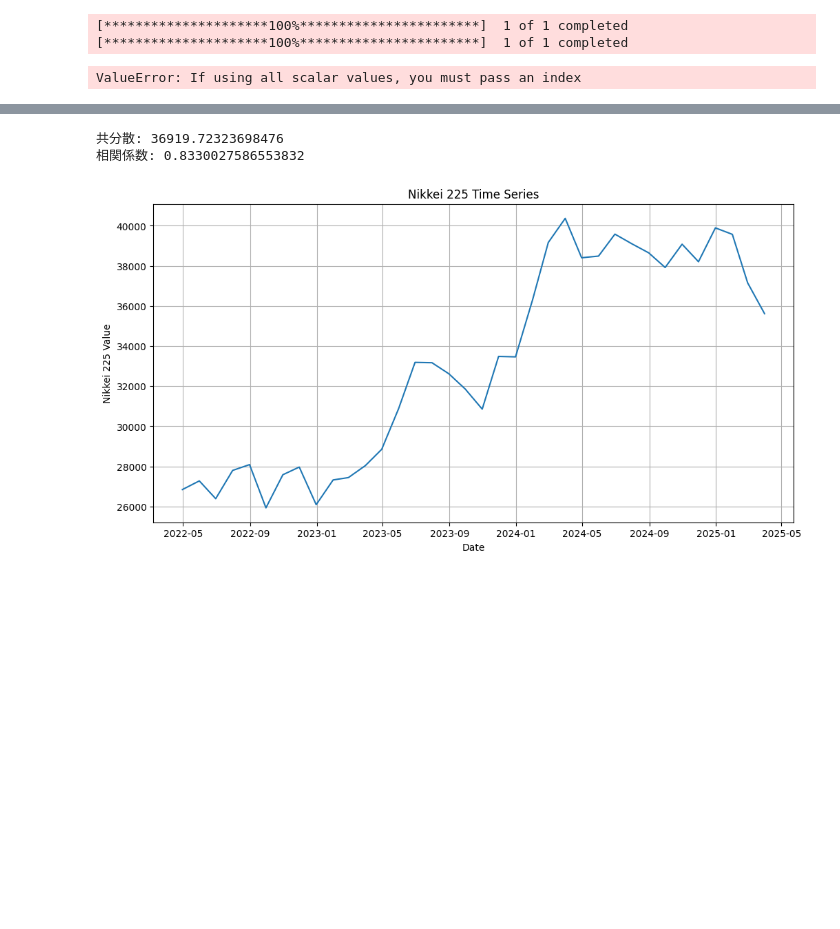
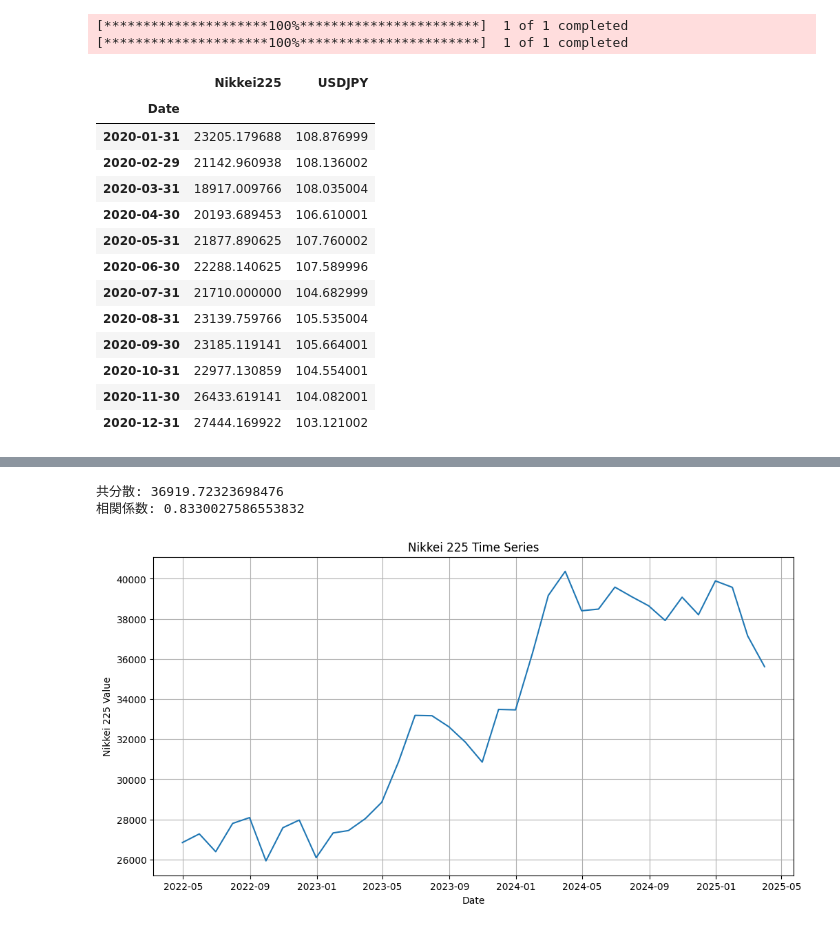
Before and after one commit to Hideki-Iwaki-TUS/FinancialMath, a Jupyter notebook: FinancialMath.ipynb, the cells around one changed output, grey strips where cells are left out. Cells and saved outputs as stored; diff of their text form; code cells hidden in the pictures; blank space fills up the shorter version.

```diff
--- a/FinancialMath.ipynb
+++ b/FinancialMath.ipynb
@@ -1,7 +1,7 @@
 # %% [markdown]
 <a href="https://colab.research.google.com/github/Hideki-Iwaki-TUS/FinancialMath/blob/main/FinancialMath.ipynb" target="_parent"><img src="https://colab.research.google.com/assets/colab-badge.svg" alt="Open In Colab"/></a>
 # %%
-# prompt: yahoo financeから2022年4月〜2025年3月までの月次終値，日経平均株価と米ドル円為替レートを取得してデータ・フレームにする．
+# prompt: yahoo financeから2020年1月〜2020年12月までの月次終値，日経平均株価と米ドル円為替レートを取得してデータ・フレームにする．
 
 import yfinance as yf
 import pandas as pd
@@ -13,16 +13,22 @@ nikkei_ticker = "^N225"
 usd_jpy_ticker = "USDJPY=X"
 
 # データ取得期間
-start_date = "2022-04-01"
-end_date = "2025-03-31"
+start_date = "2020-01-01"
+end_date = "2020-12-31"
 
 # データ取得
 nikkei_data = yf.download(nikkei_ticker, start=start_date, end=end_date, interval="1mo")
 usd_jpy_data = yf.download(usd_jpy_ticker, start=start_date, end=end_date, interval="1mo")
 
 # 月末の終値のみを抽出
-nikkei_monthly = nikkei_data["Adj Close"].resample("M").last()
-usd_jpy_monthly = usd_jpy_data["Adj Close"].resample("M").last()
+# Access 'Adj Close' using MultiIndex if it exists
+try:
+    nikkei_monthly = nikkei_data[('Adj Close', nikkei_ticker)].resample("M").last()
+    usd_jpy_monthly = usd_jpy_data[('Adj Close', usd_jpy_ticker)].resample("M").last()
+except KeyError:
+    # Fallback to 'Close' if 'Adj Close' is not in MultiIndex
+    nikkei_monthly = nikkei_data["Close"].resample("M").last()
+    usd_jpy_monthly = usd_jpy_data["Close"].resample("M").last()
 
 # データフレームの作成
 df = pd.DataFrame({
@@ -40,35 +72,58 @@ KeyError: 'Adj Close'
 # %%
+# prompt: yahoo financeから2020年1月〜2020年12月までの月次終値，日経平均株価と米ドル円為替レートを取得してデータ・フレームにする．
+
 import yfinance as yf
 import pandas as pd
 
 # 日経平均株価のティッカーシンボル
 nikkei_ticker = "^N225"
 
 # 米ドル円の為替レートのティッカーシンボル
 usd_jpy_ticker = "USDJPY=X"
 
 # データ取得期間
-start_date = "2022-04-01"
-end_date = "2025-03-31"
+start_date = "2020-01-01"
+end_date = "2020-12-31"
 
 # データ取得
 nikkei_data = yf.download(nikkei_ticker, start=start_date, end=end_date, interval="1mo")
 usd_jpy_data = yf.download(usd_jpy_ticker, start=start_date, end=end_date, interval="1mo")
 
 # 月末の終値のみを抽出
-# 'Adj Close' の代わりに 'Close' を使用します。
-nikkei_monthly = nikkei_data["Close"].resample("M").last()
-usd_jpy_monthly = usd_jpy_data["Close"].resample("M").last()
+# Access 'Adj Close' using MultiIndex if it exists
+try:
+    nikkei_monthly = nikkei_data[('Adj Close', nikkei_ticker)].resample("M").last()
+    usd_jpy_monthly = usd_jpy_data[('Adj Close', usd_jpy_ticker)].resample("M").last()
+except KeyError:
+    # Fallback to 'Close' if 'Adj Close' is not in MultiIndex
+    nikkei_monthly = nikkei_data["Close"].resample("M").last()
+    usd_jpy_monthly = usd_jpy_data["Close"].resample("M").last()
 
 # データフレームの作成
+# nikkei_monthly and usd_jpy_monthly's index is used as the DataFrame's index
+# Convert nikkei_monthly and usd_jpy_monthly to Series by squeezing
 df = pd.DataFrame({
-    "Nikkei225": nikkei_monthly,
-    "USDJPY": usd_jpy_monthly
-})
+    "Nikkei225": nikkei_monthly.squeeze(),  # Convert to Series
+    "USDJPY": usd_jpy_monthly.squeeze()   # Convert to Series
+}, index=nikkei_monthly.index) # Pass the index explicitly
+
 
 # 結果の表示
 df
 # %% [output]
 [*********************100%***********************]  1 of 1 completed
 [*********************100%***********************]  1 of 1 completed
-ValueError: If using all scalar values, you must pass an index
+|  | Nikkei225 | USDJPY |
+| Date |  |  |
+| 2020-01-31 | 23205.179688 | 108.876999 |
+| 2020-02-29 | 21142.960938 | 108.136002 |
+| 2020-03-31 | 18917.009766 | 108.035004 |
+| 2020-04-30 | 20193.689453 | 106.610001 |
+| 2020-05-31 | 21877.890625 | 107.760002 |
+| 2020-06-30 | 22288.140625 | 107.589996 |
+| 2020-07-31 | 21710.000000 | 104.682999 |
+| 2020-08-31 | 23139.759766 | 105.535004 |
+| 2020-09-30 | 23185.119141 | 105.664001 |
+| 2020-10-31 | 22977.130859 | 104.554001 |
+| 2020-11-30 | 26433.619141 | 104.082001 |
+| 2020-12-31 | 27444.169922 | 103.121002 |
```
Also changed, not shown: parts of 7 cells of this notebook.
